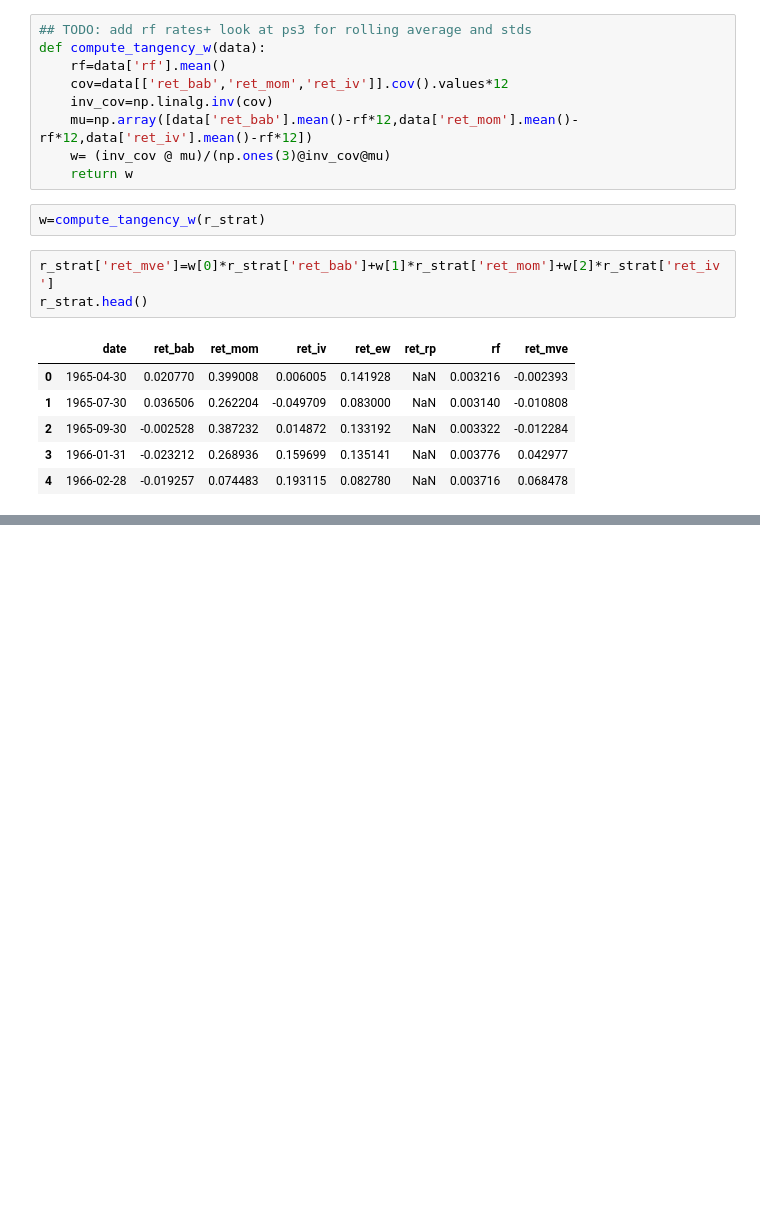
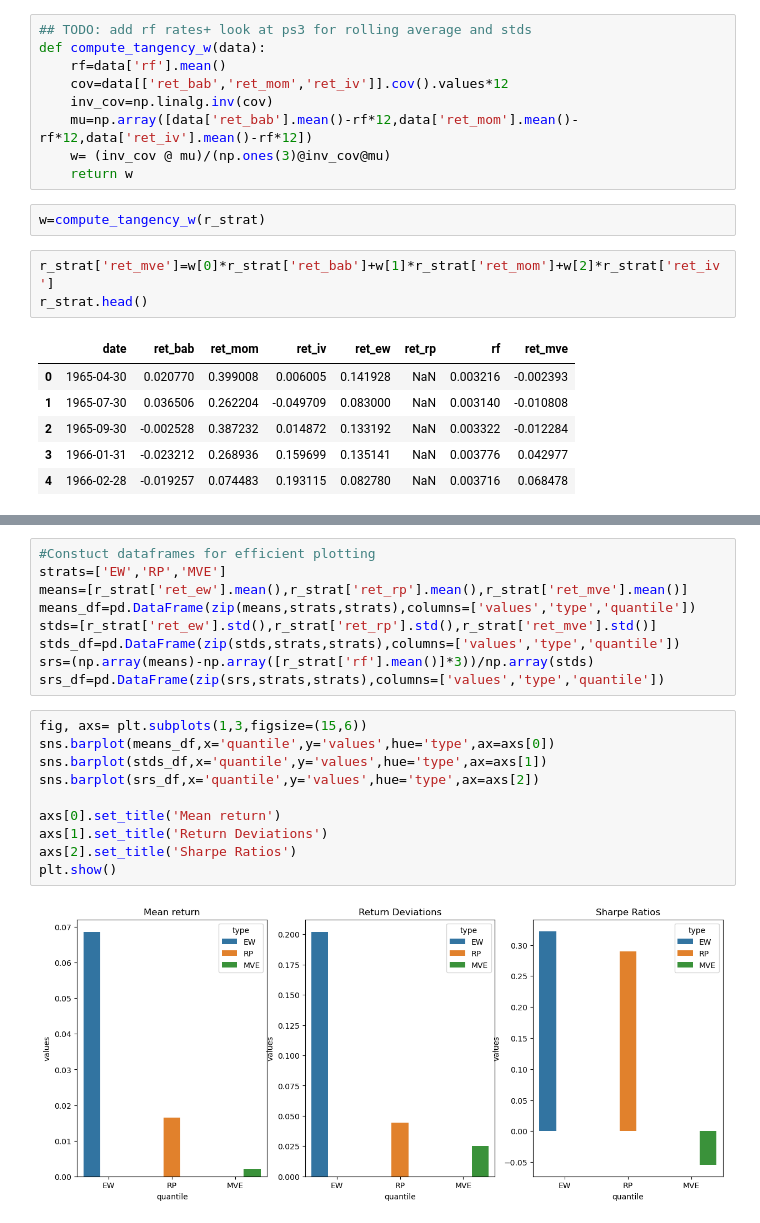
Before and after one commit to yassinuaimee/Investments-Advanced-Portfolio-Optimization-and-Risk-Factor-Analysis, a Jupyter notebook: merged.ipynb, the cells around one changed output, grey strips where cells are left out. Drawn from its saved outputs; the diff is of its cells as text; blank space fills up the shorter version.

```diff
--- a/merged.ipynb
+++ b/merged.ipynb
@@ -554,0 +565,21 @@ r_strat.head()
+# %%
+#Constuct dataframes for efficient plotting
+strats=['EW','RP','MVE']
+means=[r_strat['ret_ew'].mean(),r_strat['ret_rp'].mean(),r_strat['ret_mve'].mean()]
+means_df=pd.DataFrame(zip(means,strats,strats),columns=['values','type','quantile'])
+stds=[r_strat['ret_ew'].std(),r_strat['ret_rp'].std(),r_strat['ret_mve'].std()]
+stds_df=pd.DataFrame(zip(stds,strats,strats),columns=['values','type','quantile'])
+srs=(np.array(means)-np.array([r_strat['rf'].mean()]*3))/np.array(stds)
+srs_df=pd.DataFrame(zip(srs,strats,strats),columns=['values','type','quantile'])
+# %%
+fig, axs= plt.subplots(1,3,figsize=(15,6))
+sns.barplot(means_df,x='quantile',y='values',hue='type',ax=axs[0])
+sns.barplot(stds_df,x='quantile',y='values',hue='type',ax=axs[1])
+sns.barplot(srs_df,x='quantile',y='values',hue='type',ax=axs[2])
+
+axs[0].set_title('Mean return')
+axs[1].set_title('Return Deviations')
+axs[2].set_title('Sharpe Ratios')
+plt.show()
+# %% [output]
+[figure, added]
```
Also changed, not shown: parts of 2 cells of this notebook.
